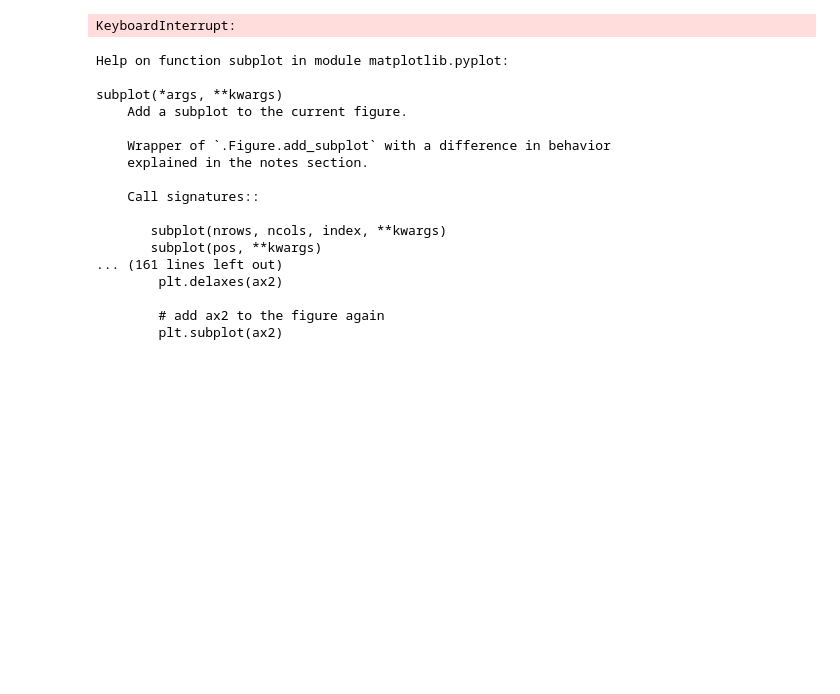
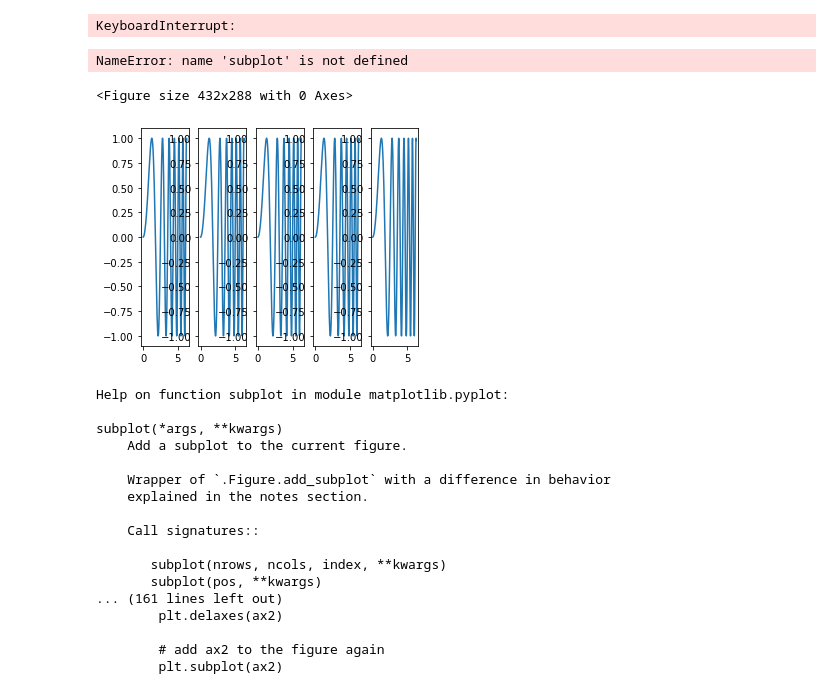
Before and after one commit to alany1/VIMS_UROP, a Jupyter notebook: VIMS_Panels.ipynb, the cells around one changed output. Saved outputs shown, nothing was run; the diff lists cells and outputs as text; code cells hidden in the pictures; blank space fills up the shorter version.

Commit message:
multiple 3D plots

```diff
--- a/VIMS_Panels.ipynb
+++ b/VIMS_Panels.ipynb
@@ -751,36 +943,45 @@ Working on: CM_1625777418_1_ir.cub
 KeyboardInterrupt:
 # %%
 fig = plt.figure()
-ax = fig.add_subplot(111,projection='3d')
+#ax = fig.add_subplot(111,projection='3d')
+number_of_subplots=2
+for i, v in enumerate(range(number_of_subplots)):
+    #v+=1
+    ax=subplot(f'{1}{number_of_subplots}{v}', projection='3d')
+    #ax.plot(x,y)
+    X = [1,2,3,4,5,6,7,8,9]
+    Y = [5,6,2,3,13,4,1,2,4]
+    Z = [2,3,3,3,5,6,7,1,10]
 
-X = [1,2,3,4,5,6,7,8,9]
-Y = [5,6,2,3,13,4,1,2,4]
-Z = [2,3,3,3,5,6,7,1,10]
+    ax.scatter(X,Y,Z, c='r',marker='o')
+    ax.set_xlabel('x axis')
+    ax.set_ylabel('y axis')
+    ax.set_zlabel('z axis')
 
-ax.scatter(X,Y,Z, c='r',marker='o')
-ax.set_xlabel('x axis')
-ax.set_ylabel('y axis')
-ax.set_zlabel('z axis')
 
 plt.show()
-plt.show()
+# %% [output]
+NameError: name 'subplot' is not defined
+<Figure size 432x288 with 0 Axes>
 # %%
 import matplotlib.pyplot as plt
 from pylab import *
 import numpy as np
 
 x = np.linspace(0, 2*np.pi, 400)
 y = np.sin(x**2)
 
 
-number_of_subplots=3
+number_of_subplots=5
 
 for i,v in enumerate(range(number_of_subplots)):
     v = v+1
-    ax1 = subplot(number_of_subplots,1,v)
+    ax1 = subplot(1,number_of_subplots+1,v)
     ax1.plot(x,y)
 
 plt.show()
+# %% [output]
+[figure, added]
 # %%
 help(subplot)
 # %% [output]
```
Also changed, not shown: parts of 5 cells of this notebook.
